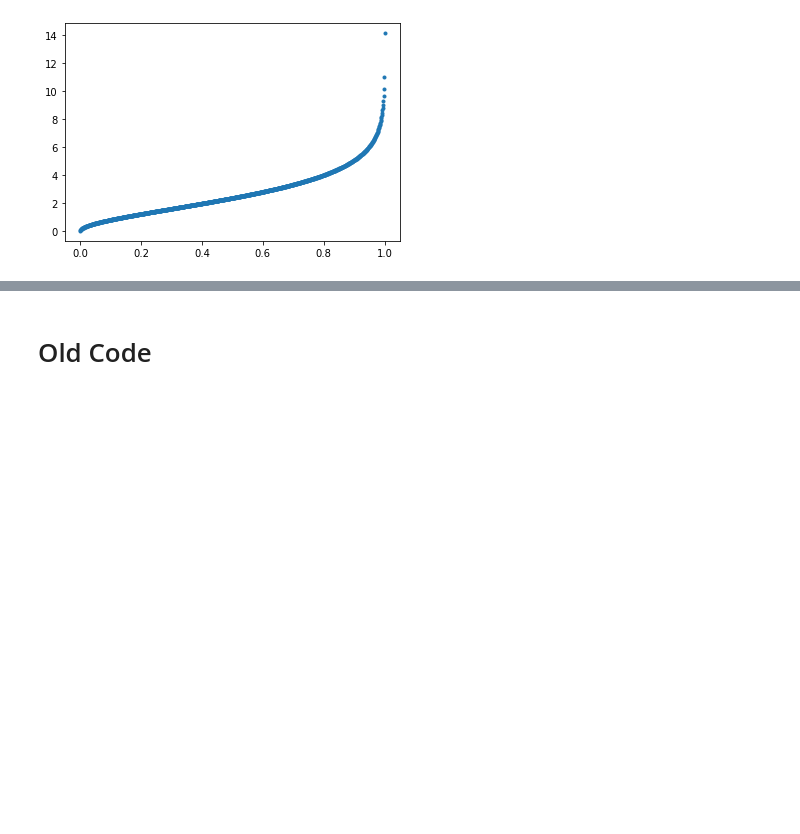
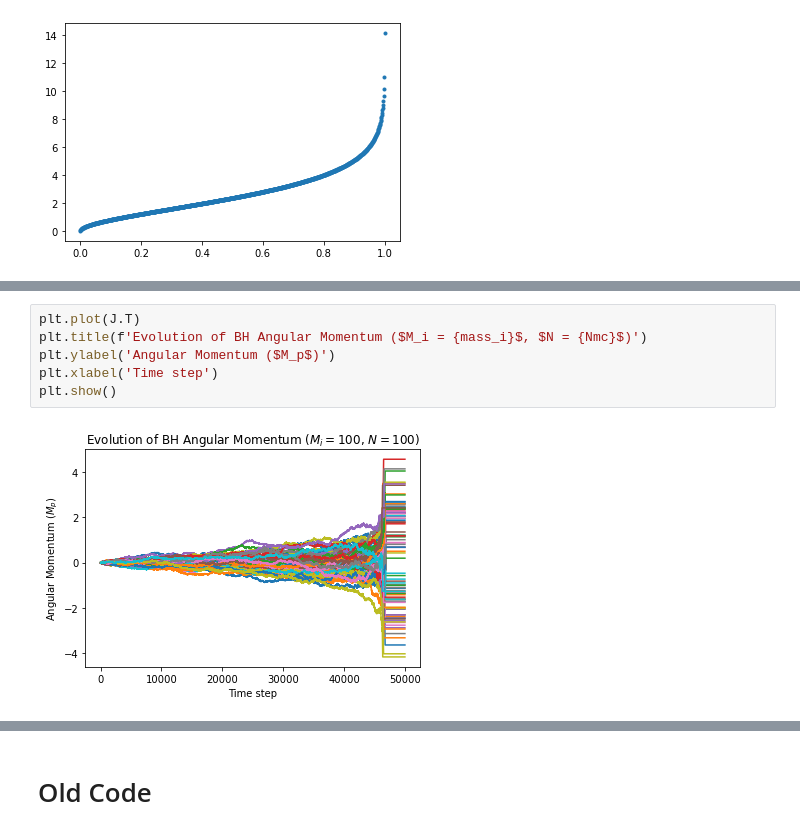
Before and after one commit to qtaylorphys/BH_Extremal, a Jupyter notebook: BH_Ext.ipynb, the cells around one changed output, grey strips where cells are left out. Drawn from its saved outputs; the diff is of its cells as text; blank space fills up the shorter version.

```diff
--- a/BH_Ext.ipynb
+++ b/BH_Ext.ipynb
@@ -88,0 +101,8 @@ plt.show()
+# %%
+plt.plot(J.T)
+plt.title(f'Evolution of BH Angular Momentum ($M_i = {mass_i}$, $N = {Nmc}$)')
+plt.ylabel('Angular Momentum ($M_p$)')
+plt.xlabel('Time step')
+plt.show()
+# %% [output]
+[figure, added]
```
Also changed, not shown: parts of 7 cells of this notebook.
